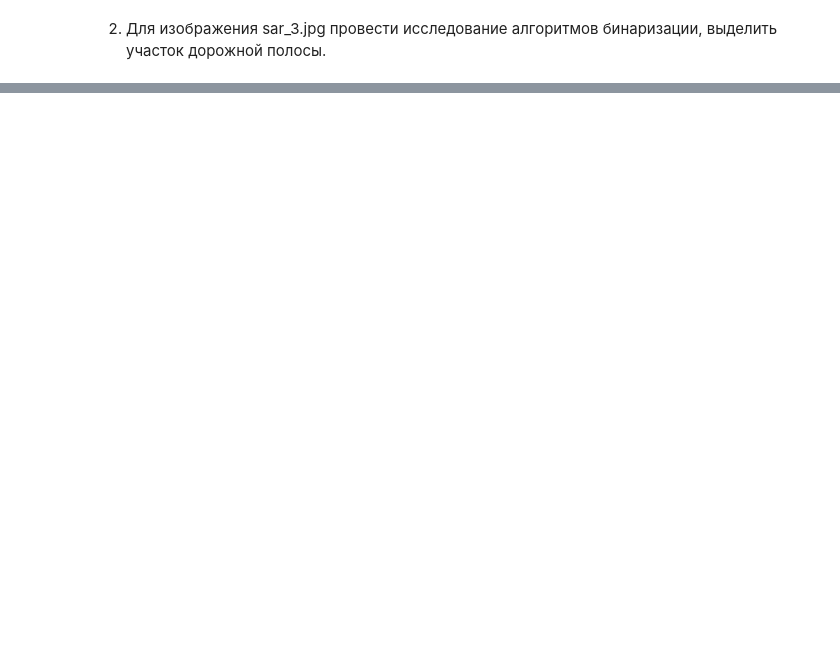
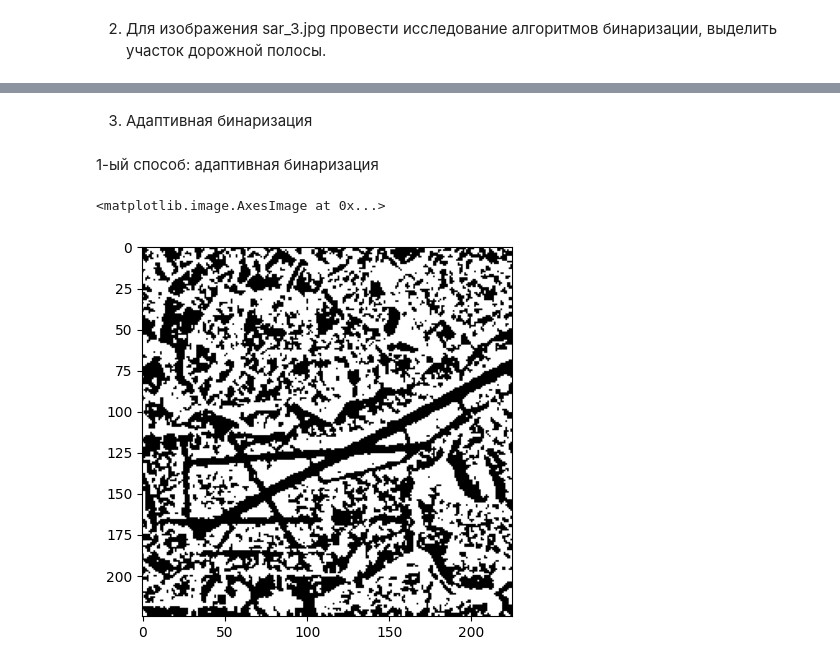
Before and after one commit to Serebro1/UNN_DE_IP_HomeTasks, a Jupyter notebook: 3_Binarization_Edges/Practice_3/DE_IP_HomeTask_3.ipynb, the cells around one changed output, grey strips where cells are left out. Saved outputs shown, nothing was run; the diff lists cells and outputs as text; code cells hidden in the pictures; blank space fills up the shorter version.

```diff
--- a/3_Binarization_Edges/Practice_3/DE_IP_HomeTask_3.ipynb
+++ b/3_Binarization_Edges/Practice_3/DE_IP_HomeTask_3.ipynb
@@ -74,0 +74,11 @@ plt.imshow(edges, cmap="gray")
+# %% [markdown]
+3. Адаптивная бинаризация
+# %% [markdown]
+1-ый способ: адаптивная бинаризация
+# %%
+th3 = cv2.adaptiveThreshold(blurred_img,255,cv2.ADAPTIVE_THRESH_GAUSSIAN_C,\
+            cv2.THRESH_BINARY,41,3)
+plt.imshow(th3, cmap="gray")
+# %% [output]
+<matplotlib.image.AxesImage at 0x...>
+[figure, new version]
```
Also changed, not shown: parts of 14 cells of this notebook.
